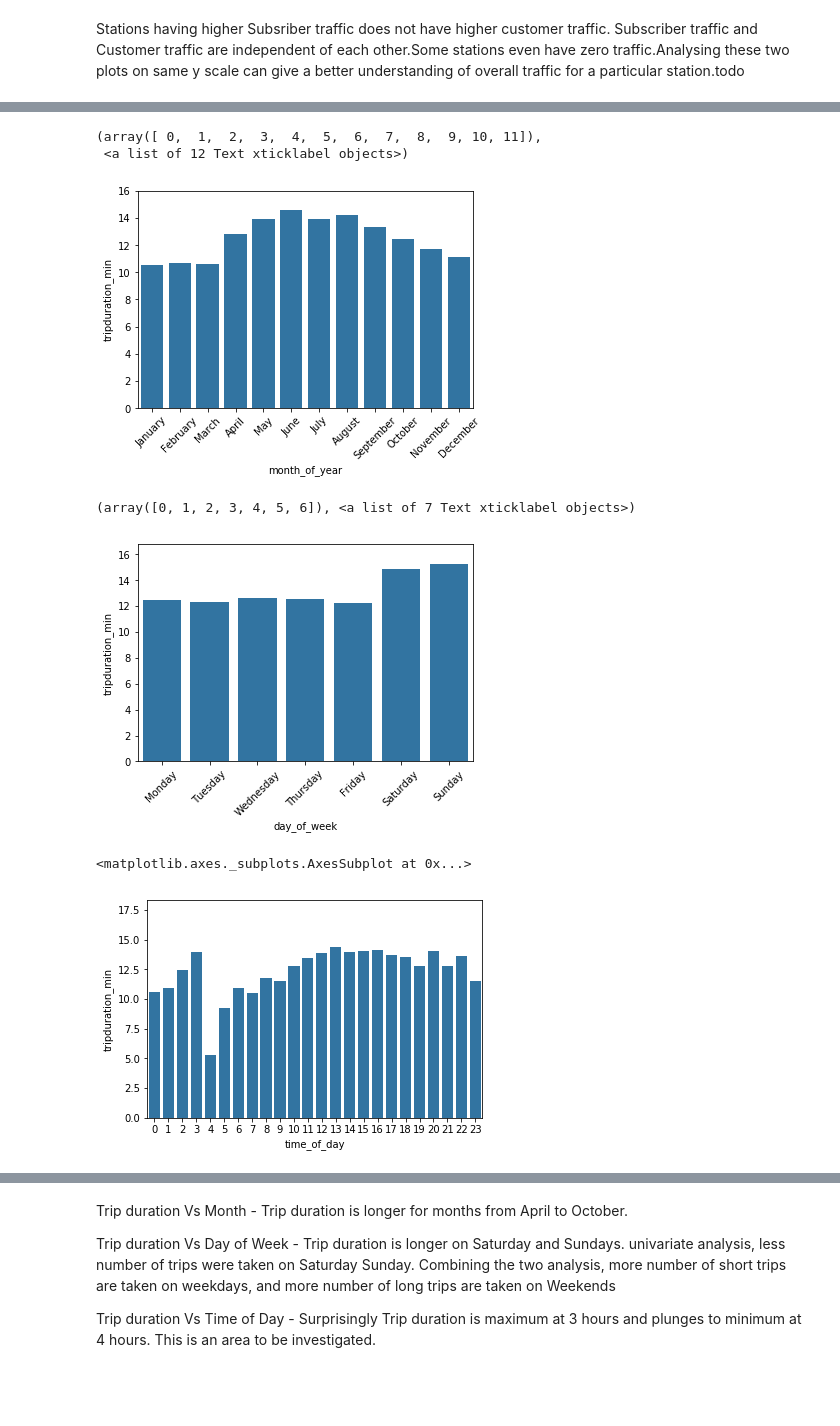
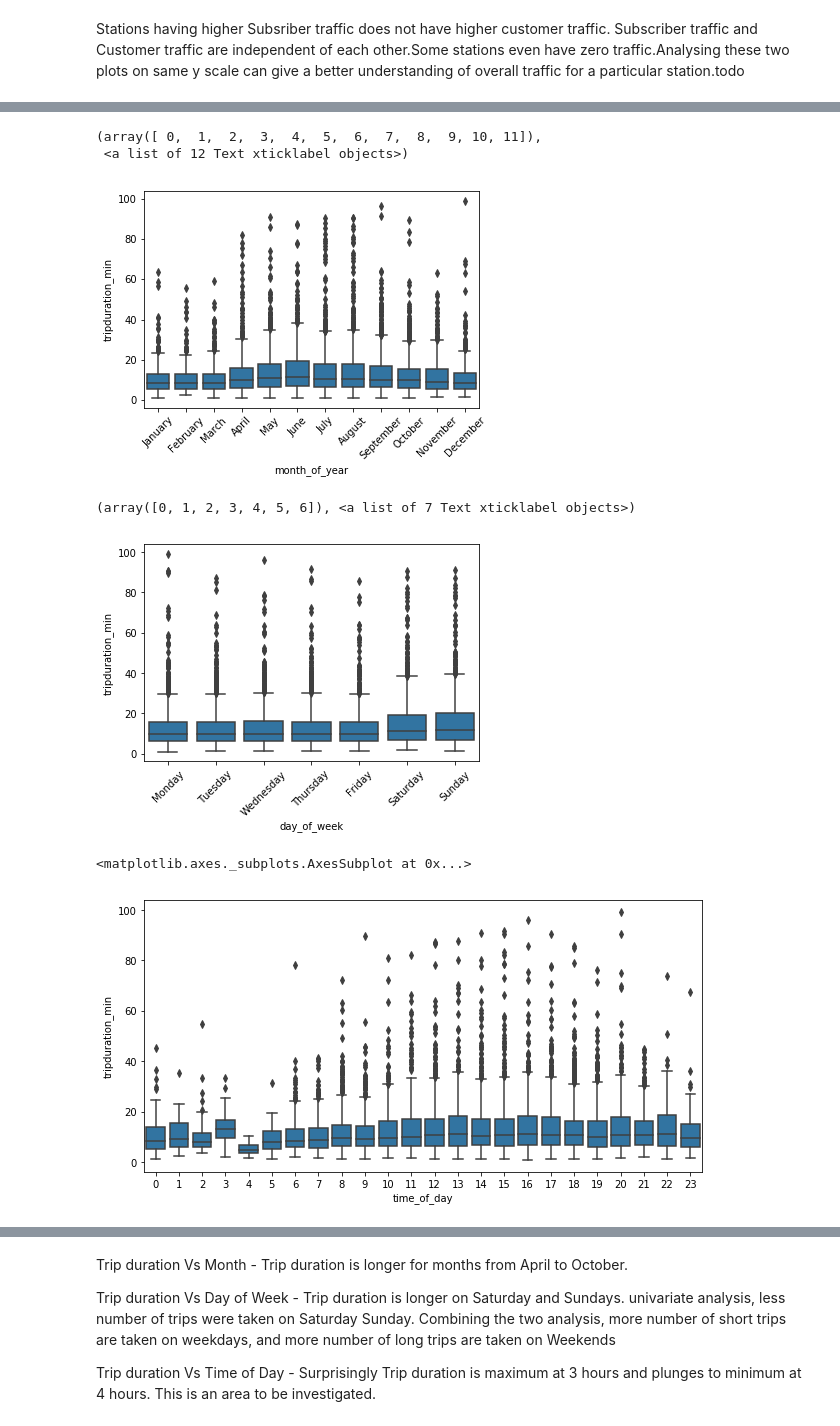
Before and after one commit to Manju-Saini/City-Bike-Data-Analysis-Visualization-Project, a Jupyter notebook: exploration_trip_data_los_angeles.ipynb, the cells around one changed output, grey strips where cells are left out. Saved outputs shown, nothing was run; the diff lists cells and outputs as text; code cells hidden in the pictures; blank space fills up the shorter version.

```diff
--- a/exploration_trip_data_los_angeles.ipynb
+++ b/exploration_trip_data_los_angeles.ipynb
@@ -123,7 +126,7 @@ Index(['tripduration', 'starttime', 'stoptime', 'start station id',
       dtype='object')
 # %%
 trip = trip[['tripduration', 'starttime', 'stoptime', 'start station id'
-       ,'end station id', 'bikeid', 'usertype','birth year', 'gender']]
+       ,'end station id', 'bikeid', 'usertype','birth year', 'gender','start station name', 'end station name']]
 # %%
 # time_of_day_values = ["Early morning(0<=6)","Morning(6<=12)","Afternoon(12<=18)","Night(18<=24)"]
 
@@ -142,11 +145,12 @@ trip = trip[['tripduration', 'starttime', 'stoptime', 'start station id'
 def get_time_of_day(x):
     return x.hour
 
-import datetime
-
 # x.isoweekday()
 trip['time_of_day'] = trip['starttime'].apply(get_time_of_day)
 trip['day_of_week'] = trip['starttime'].dt.day_name()
 
 trip['month_of_year'] = trip['starttime'].dt.month_name()
+trip['start_date'] = trip['starttime'].dt.date
+# trip['start_time_date'] = trip['start_time'].dt.strftime('%y' + '-' + '%m')
+
 # .apply(lambda x: x.month)
@@ -329,7 +374,7 @@ plt.rcParams['xtick.top'] = plt.rcParams['xtick.labeltop'] = False
 data. Make sure the variables that you cover here have been introduced in some
 fashion in the previous section (univariate exploration).
 # %%
-trip = trip[['start station id','end station id','usertype','time_of_day', 'day_of_week', 'month_of_year', 'tripduration_min']]
+trip = trip[['start station id','end station id','usertype','time_of_day', 'day_of_week', 'month_of_year', 'tripduration_min','start station name', 'end station name','starttime']]
 # %%
 plt.figure(figsize = [8, 15])
 
@@ -430,13 +459,13 @@ Text(0.5, 6.799999999999965, 'trip duration (min)')
 # %%
-log_bin_size = 0.05
-plt.rcParams['xtick.top'] = plt.rcParams['xtick.labeltop'] = False
-# plt.figure(figsize=[])
-bins = 10**np.arange(0, np.log10(trip['tripduration_min'].max())+log_bin_size, log_bin_size)
-g=sb.FacetGrid(data=trip, col='day_of_week', col_wrap=4, sharey=True)
-g.map(plt.hist,'tripduration_min',bins=bins);
-# g.map(sb.countplot,'tripduration_min');
-# plt.hist(data=trip, x='tripduration_min', bins=bins)
-plt.xscale('log')
-x_ticks = [1, 2, 5,10,20,50,100]
-plt.xticks(x_ticks, x_ticks)
-plt.xlabel('trip duration (min)')
+# log_bin_size = 0.05
+# plt.rcParams['xtick.top'] = plt.rcParams['xtick.labeltop'] = False
+# # plt.figure(figsize=[])
+# bins = 10**np.arange(0, np.log10(trip['tripduration_min'].max())+log_bin_size, log_bin_size)
+# g=sb.FacetGrid(data=trip, col='time_of_day', col_wrap=4, sharey=True)
+# g.map(plt.hist,'tripduration_min',bins=bins);
+# # g.map(sb.countplot,'tripduration_min');
+# # plt.hist(data=trip, x='tripduration_min', bins=bins)
+# plt.xscale('log')
+# x_ticks = [1, 2, 5,10,20,50,100]
+# plt.xticks(x_ticks, x_ticks)
+# plt.xlabel('trip duration (min)')
@@ -446,24 +472,24 @@ Text(0.5, 6.799999999999965, 'trip duration (min)')
 # %%
 # 'start station id','end station id', 'usertype','time_of_day', 'day_of_week', 'month_of_year', 'tripduration_min'
 
-sb.barplot(data=trip, x='month_of_year', y='tripduration_min', color=base_color, errwidth=0)
+sb.boxplot(data=trip, x='month_of_year', y='tripduration_min', color=base_color)
 plt.xticks(rotation=45)
 # %% [output]
 (array([ 0,  1,  2,  3,  4,  5,  6,  7,  8,  9, 10, 11]),
  <a list of 12 Text xticklabel objects>)
-[figure, old version]
+[figure, new version]
 # %%
 # 'start station id','end station id', 'usertype','time_of_day', 'day_of_week', 'month_of_year', 'tripduration_min'
 
-sb.barplot(data=trip, x='day_of_week', y='tripduration_min', color=base_color, errwidth=0)
+sb.boxplot(data=trip, x='day_of_week', y='tripduration_min', color=base_color)
 plt.xticks(rotation=45)
 # %% [output]
 (array([0, 1, 2, 3, 4, 5, 6]), <a list of 7 Text xticklabel objects>)
-[figure, old version]
+[figure, new version]
 # %%
 # 'start station id','end station id', 'usertype','time_of_day', 'day_of_week', 'month_of_year', 'tripduration_min'
-
-sb.barplot(data=trip, x='time_of_day', y='tripduration_min', color=base_color, errwidth=0)
+plt.figure(figsize=[10,5])
+sb.boxplot(data=trip, x='time_of_day', y='tripduration_min', color=base_color)
 # %% [output]
 <matplotlib.axes._subplots.AxesSubplot at 0x...>
-[figure, old version]
+[figure, new version]
```
Also changed, not shown: parts of 30 cells of this notebook.
